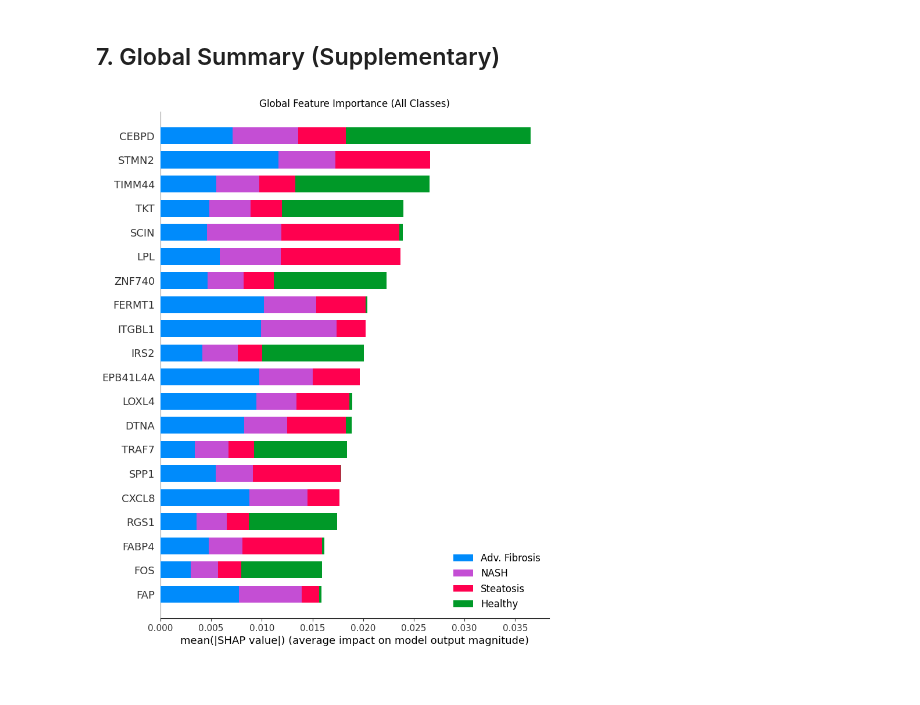
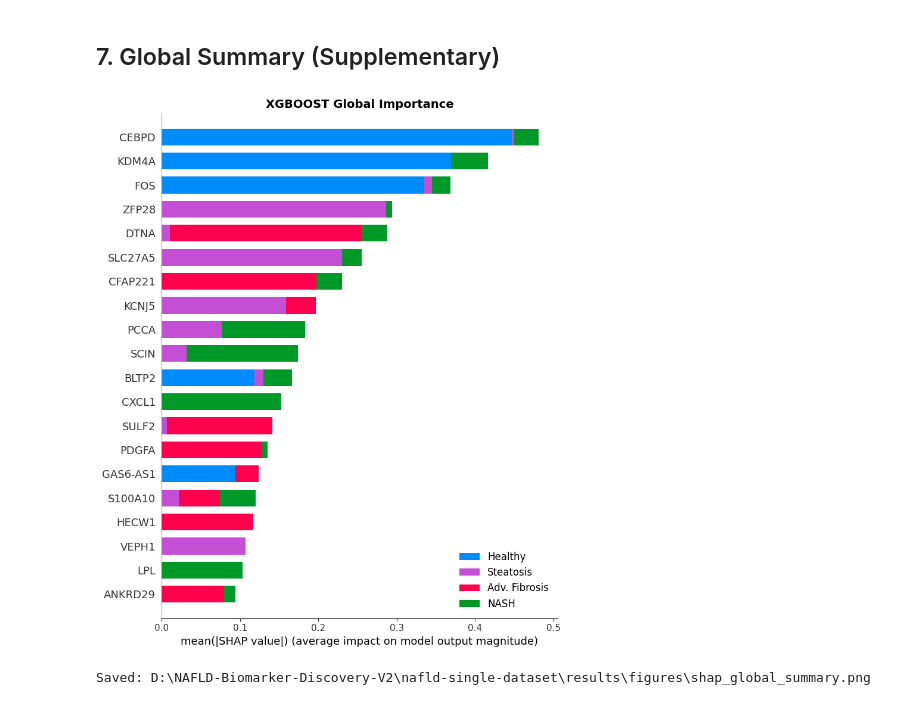
Before and after one commit to Karim-Zeyada/nafld-single-dataset, a Jupyter notebook: notebooks/NB06_shap_explainability.ipynb, the cells around one changed output. Drawn from its saved outputs; the diff is of its cells as text; code cells hidden in the pictures.

```diff
--- a/notebooks/NB06_shap_explainability.ipynb
+++ b/notebooks/NB06_shap_explainability.ipynb
@@ -71,10 +71,8 @@ CLASS_NAMES = ["Healthy", "Steatosis", "NASH", "Adv. Fibrosis"]
 # %% [markdown]
 ## 3. Load Data & Model
 # %%
-# Load best model
-model_path = RESULTS_MOD / "best_model.pkl"
-best_model = joblib.load(model_path)
-print(f"Loaded model: {type(best_model).__name__}")
+# We will evaluate both top models for comparison
+models_to_evaluate = ['xgboost']
 
 # Load full preprocessed expression matrix
 expr_path = DATA_PROC / "expression_preprocessed.csv"
@@ -90,16 +88,5 @@ shared_samples = X_full.index.intersection(meta_df.index)
 X_full = X_full.loc[shared_samples]
 y = meta_df.loc[shared_samples, "nafld_stage"].astype(int)
 
-# Extract features used by model
-if hasattr(best_model, "feature_names_in_"):
-    model_features = best_model.feature_names_in_
-else:
-    # If wrapped in pipeline
-    model_features = best_model.steps[-1][1].feature_names_in_
-
-X = X_full[model_features]
-
-# We compute SHAP on the entire dataset to maximize sample size for explainability
-# (Though computing on train-only or test-only is an option, global explanation is standard)
-print(f"Data shape for SHAP analysis: {X.shape}")
+print(f"Data shape for SHAP analysis: {X_full.shape}")
 # %% [output]
@@ -242,12 +260,24 @@ Saved: D:\NAFLD-Biomarker-Discovery-V2\nafld-single-dataset\results\figures\fig9
 # %% [markdown]
 ## 7. Global Summary (Supplementary)
 # %%
-# Global beeswarm or summary plot (mean of means)
-plt.figure(figsize=(10, 8))
-shap.summary_plot(shap_values, X, plot_type="bar", class_names=CLASS_NAMES, show=False)
-plt.title("Global Feature Importance (All Classes)")
+# Global bar plot comparison (mean of means)
+
+fig, axes = plt.subplots(1, len(models_to_evaluate), figsize=(18, 8))
+
+for i, model_name in enumerate(models_to_evaluate):
+    ax = axes[i] if len(models_to_evaluate) > 1 else axes
+    plt.sca(ax)
+    shap_values = shap_values_dict[model_name]
+    X = X_dict[model_name]
+
+    shap.summary_plot(shap_values, X, plot_type="bar", class_names=CLASS_NAMES, show=False)
+    ax.set_title(f"{model_name.upper()} Global Importance", fontsize=14, fontweight='bold')
+
+plt.tight_layout()
 fig_path = RESULTS_FIG / "shap_global_summary.png"
 plt.savefig(fig_path, dpi=300, bbox_inches='tight')
 plt.show()
+print(f"Saved: {fig_path}")
 # %% [output]
-[figure, old version]
+[figure, new version]
+Saved: D:\NAFLD-Biomarker-Discovery-V2\nafld-single-dataset\results\figures\shap_global_summary.png
```
Also changed, not shown: parts of 7 cells of this notebook, 9 other files.
